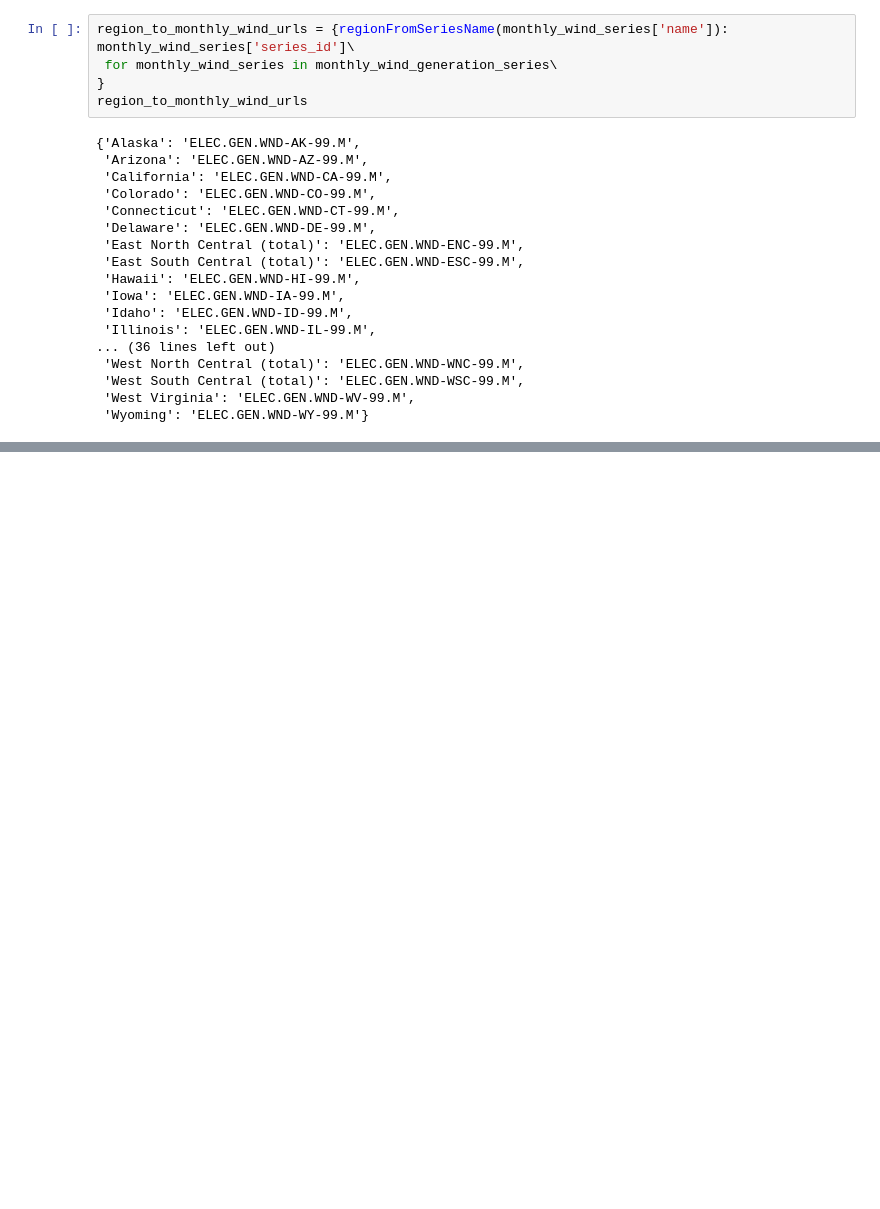
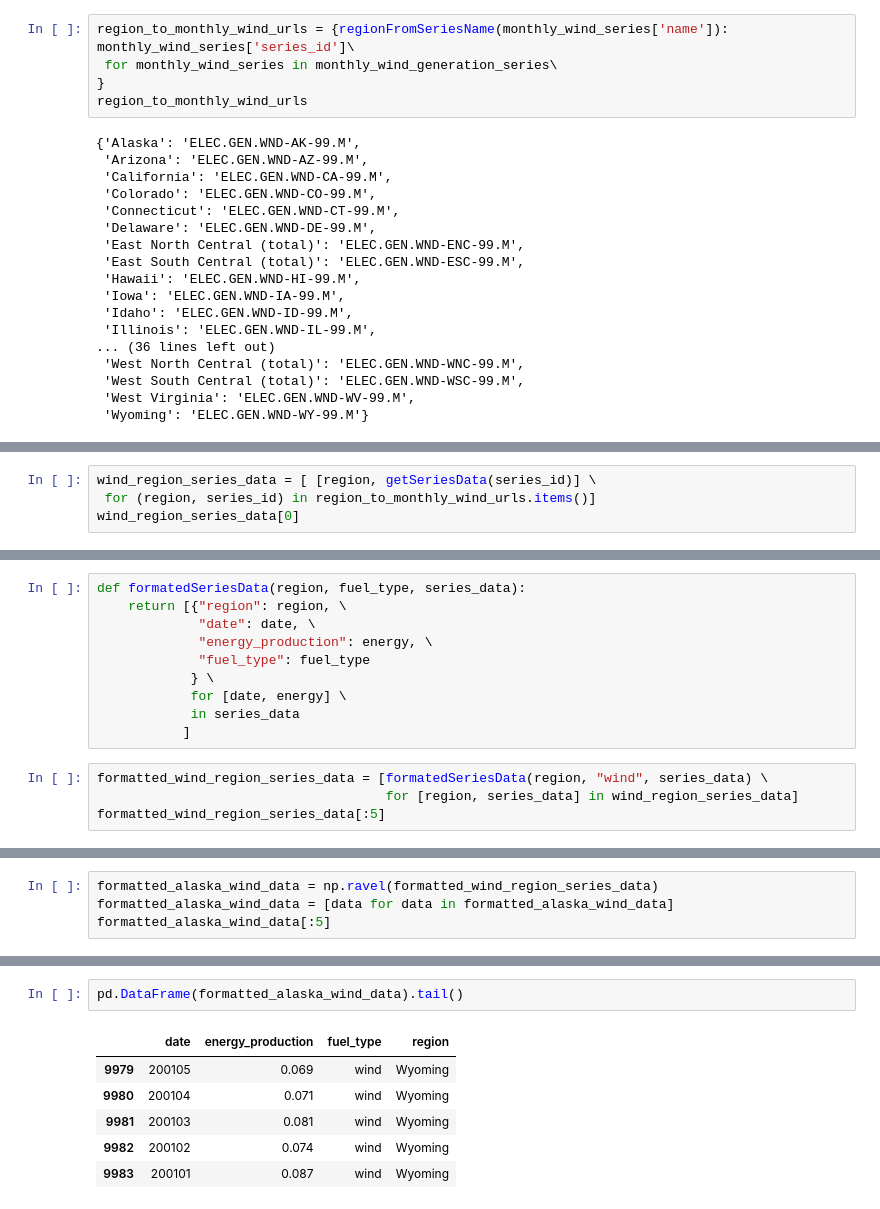
Before and after one commit to randyn/unemployment-renewable-energy-ETL, a Jupyter notebook: ExportEnergy.ipynb, the cells around one changed output, grey strips where cells are left out. Drawn from its saved outputs; the diff is of its cells as text; blank space fills up the shorter version.

Commit message:
get all regions of data for a fuel type

```diff
--- a/ExportEnergy.ipynb
+++ b/ExportEnergy.ipynb
@@ -147,0 +139,4 @@ pprint(requests.get(alaska_wind_series_url).json()['series'][0]['data'])
+# %%
+wind_region_series_data = [ [region, getSeriesData(series_id)] \
+ for (region, series_id) in region_to_monthly_wind_urls.items()]
+wind_region_series_data[0]
@@ -147,0 +161,14 @@ pprint(requests.get(alaska_wind_series_url).json()['series'][0]['data'])
+# %%
+def formatedSeriesData(region, fuel_type, series_data):
+    return [{"region": region, \
+             "date": date, \
+             "energy_production": energy, \
+             "fuel_type": fuel_type
+            } \
+            for [date, energy] \
+            in series_data
+           ]
+# %%
+formatted_wind_region_series_data = [formatedSeriesData(region, "wind", series_data) \
+                                     for [region, series_data] in wind_region_series_data]
+formatted_wind_region_series_data[:5]
@@ -147,0 +193,4 @@ pprint(requests.get(alaska_wind_series_url).json()['series'][0]['data'])
+# %%
+formatted_alaska_wind_data = np.ravel(formatted_wind_region_series_data)
+formatted_alaska_wind_data = [data for data in formatted_alaska_wind_data]
+formatted_alaska_wind_data[:5]
@@ -147,0 +218,9 @@ pprint(requests.get(alaska_wind_series_url).json()['series'][0]['data'])
+# %%
+pd.DataFrame(formatted_alaska_wind_data).tail()
+# %% [output]
+|  | date | energy_production | fuel_type | region |
+| 9979 | 200105 | 0.069 | wind | Wyoming |
+| 9980 | 200104 | 0.071 | wind | Wyoming |
+| 9981 | 200103 | 0.081 | wind | Wyoming |
+| 9982 | 200102 | 0.074 | wind | Wyoming |
+| 9983 | 200101 | 0.087 | wind | Wyoming |
```
Also changed, not shown: parts of 8 cells of this notebook.
